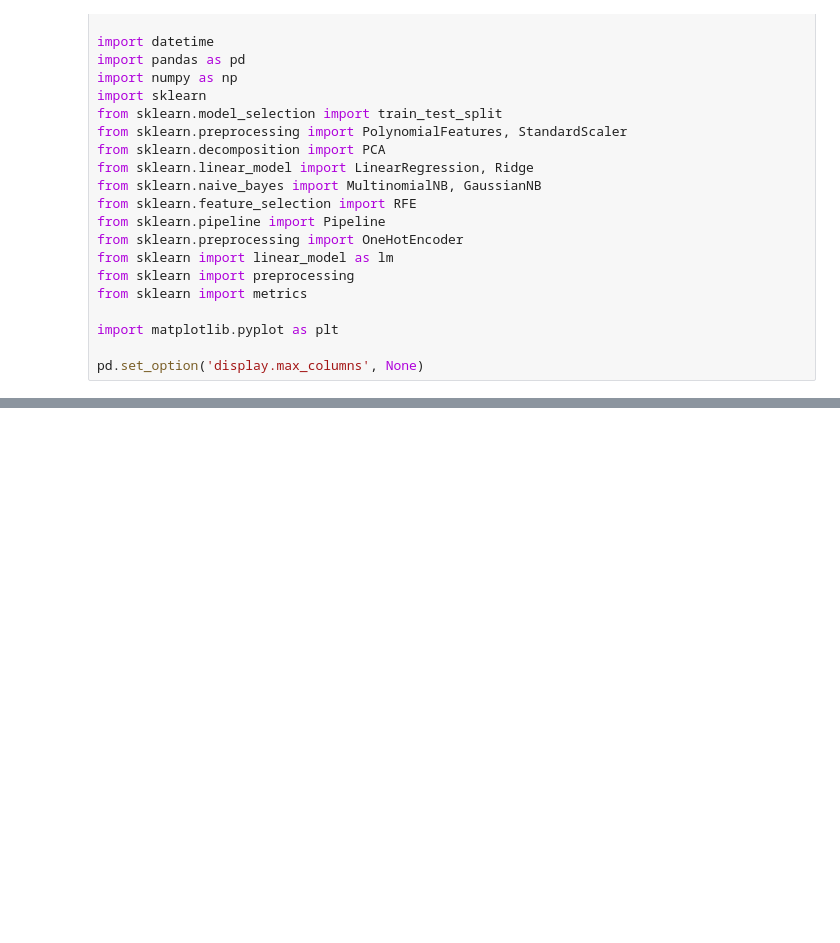
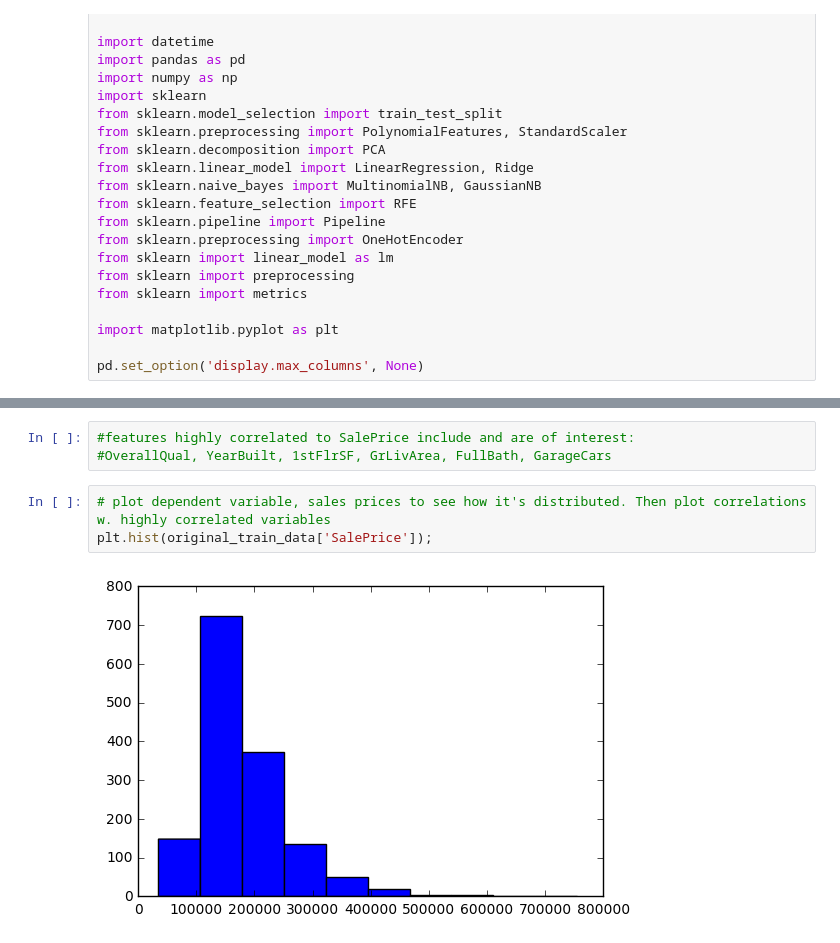
Before and after one commit to kctobin/207, a Jupyter notebook: RealEstateFinal - 1 Intro Exploration.ipynb, the cells around one changed output, grey strips where cells are left out. Cells and saved outputs as stored; diff of their text form; blank space fills up the shorter version.

```diff
--- a/RealEstateFinal - 1 Intro Exploration.ipynb
+++ b/RealEstateFinal - 1 Intro Exploration.ipynb
@@ -81,0 +120,8 @@ plt.matshow(corr, cmap=plt.cm.Greys)
+# %%
+#features highly correlated to SalePrice include and are of interest:
+#OverallQual, YearBuilt, 1stFlrSF, GrLivArea, FullBath, GarageCars
+# %%
+# plot dependent variable, sales prices to see how it's distributed. Then plot correlations w. highly correlated variables
+plt.hist(original_train_data['SalePrice']);
+# %% [output]
+[figure, added]
```
Also changed, not shown: parts of 12 cells of this notebook.
